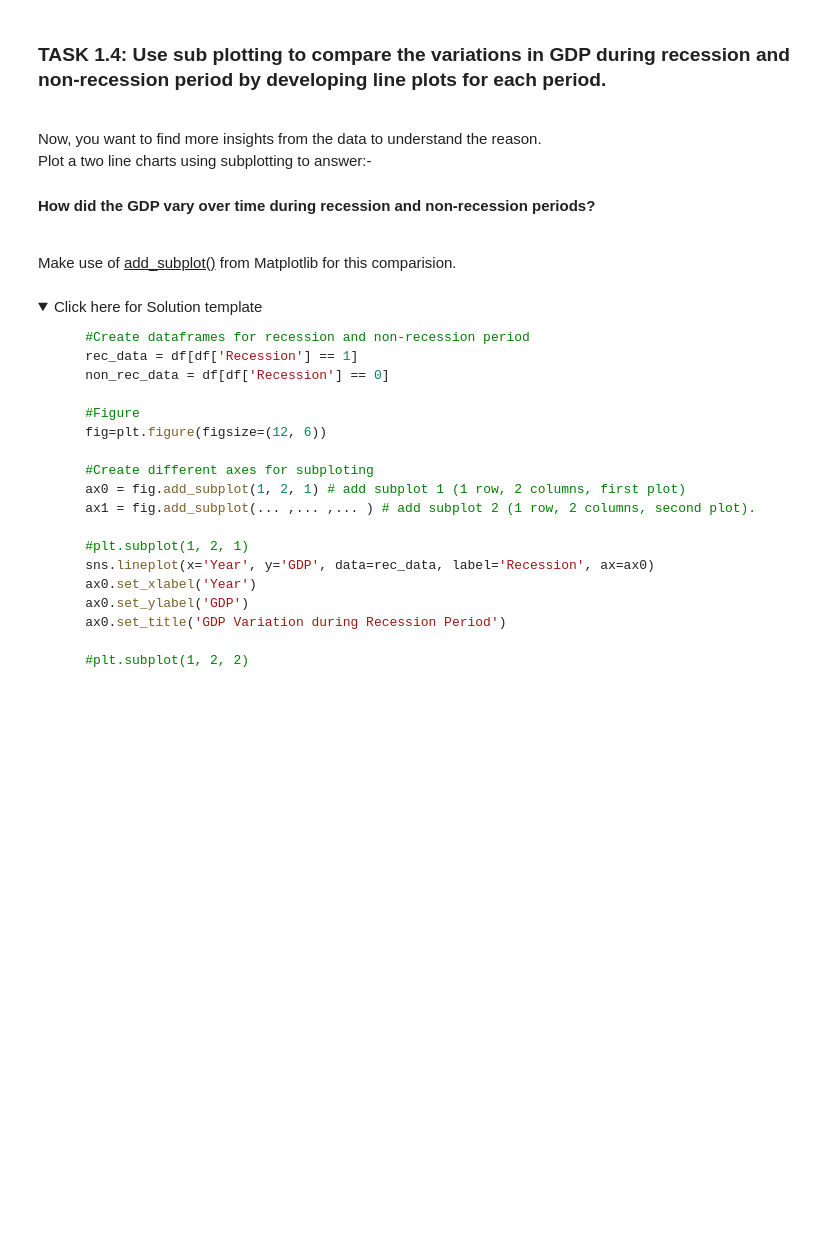
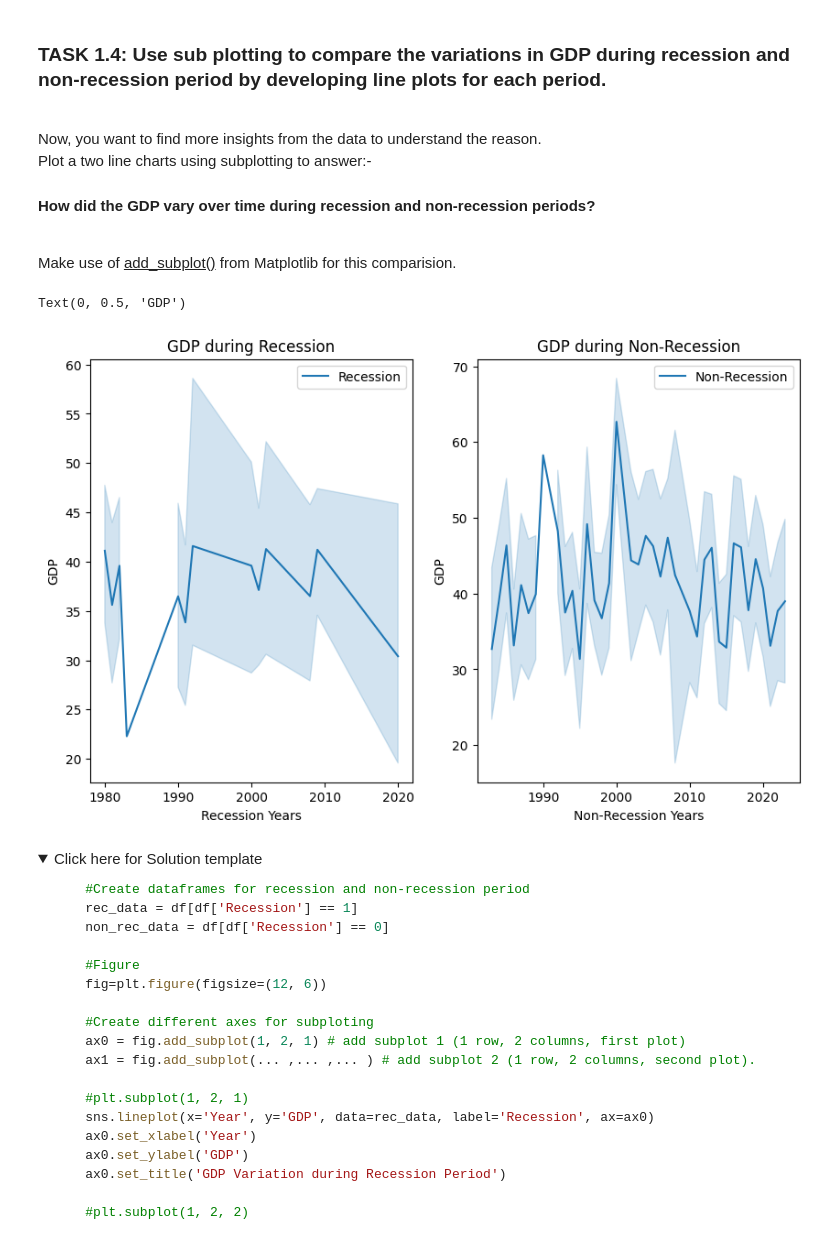
Before and after one commit to CarsynOetting/MainRepo, a Jupyter notebook: Data Sci/Course 6/DV0101EN-Final-Assignment-Part1-v2.ipynb, the cells around one changed output. Drawn from its saved outputs; the diff is of its cells as text; code cells hidden in the pictures; folded sections open; blank space fills up the shorter version.

```diff
--- a/Data Sci/Course 6/DV0101EN-Final-Assignment-Part1-v2.ipynb
+++ b/Data Sci/Course 6/DV0101EN-Final-Assignment-Part1-v2.ipynb
@@ -484,6 +509,28 @@ Save this plot as "Bar_Chart.png"</span><br>
 <br>Now, you want to find more insights from the data to understand the reason. <br>Plot a two line charts using subplotting to answer:-
 #### How did the GDP vary over time during recession and non-recession periods?
 <br>Make use of <u>add_subplot()</u> from Matplotlib for this comparision.
+# %%
+new_R = df[df['Recession']==1]
+new_NR = df[df['Recession']==0]
+
+fig = plt.figure(figsize=(10,6))
+
+ax0 = fig.add_subplot(1,2,1)
+ax1 = fig.add_subplot(1,2,2)
+
+sns.lineplot(data=new_R, x='Year', y='GDP', ax=ax0, label='Recession')
+ax0.set_title('GDP during Recession')
+ax0.set_xlabel('Recession Years')
+ax0.set_ylabel('GDP')
+
+
+sns.lineplot(data=new_NR, x='Year', y='GDP', ax=ax1, label='Non-Recession')
+ax1.set_title('GDP during Non-Recession')
+ax1.set_xlabel('Non-Recession Years')
+ax1.set_ylabel('GDP')
+# %% [output]
+Text(0, 0.5, 'GDP')
+[figure, added]
 # %% [markdown]
 <details>
 <summary>Click here for Solution template</summary>
```
Also changed, not shown: parts of 7 cells of this notebook.
